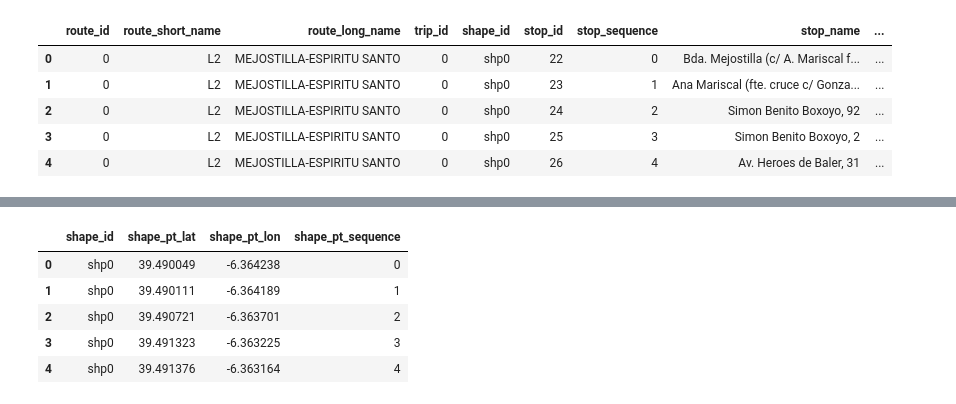
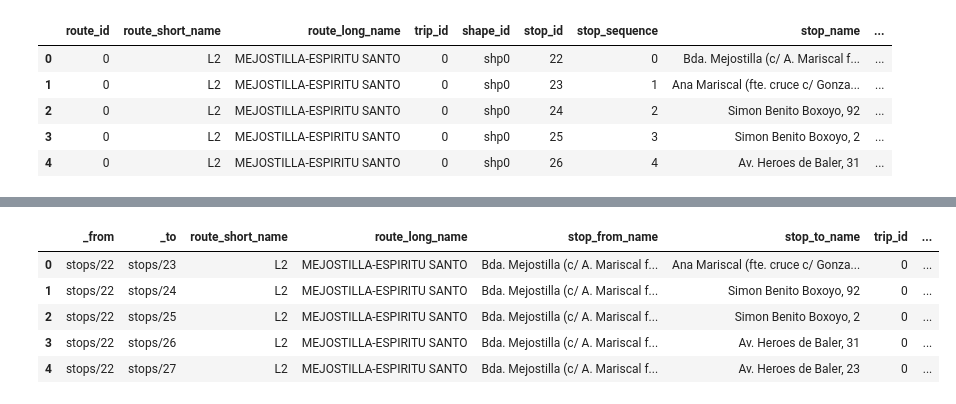
Before and after one commit to vjgarciag96/caceres-bus-MDAD, a Jupyter notebook: Get OpenDataCaceres bus data.ipynb, the cells around one changed output, grey strips where cells are left out. Saved outputs shown, nothing was run; the diff lists cells and outputs as text; code cells hidden in the pictures.

Commit message:
Changed flights for stops and added getting routes by google directions

```diff
--- a/Get OpenDataCaceres bus data.ipynb
+++ b/Get OpenDataCaceres bus data.ipynb
@@ -215,10 +226,11 @@ df_frequencies.head()
-# %%
-df_shapes = pd.read_csv('shapes.txt')
-df_shapes.head()
-# %% [output]
-|  | shape_id | shape_pt_lat | shape_pt_lon | shape_pt_sequence |
-| 0 | shp0 | 39.490049 | -6.364238 | 0 |
-| 1 | shp0 | 39.490111 | -6.364189 | 1 |
-| 2 | shp0 | 39.490721 | -6.363701 | 2 |
-| 3 | shp0 | 39.491323 | -6.363225 | 3 |
-| 4 | shp0 | 39.491376 | -6.363164 | 4 |
+# %%
+df_trips = pd.read_csv('trips.csv')
+# %%
+df_trips.head()
+# %% [output]
+|  | _from | _to | route_short_name | route_long_name | stop_from_name | stop_to_name | trip_id | ... |
+| 0 | stops/22 | stops/23 | L2 | MEJOSTILLA-ESPIRITU SANTO | Bda. Mejostilla (c/ A. Mariscal f... | Ana Mariscal (fte. cruce c/ Gonza... | 0 | ... |
+| 1 | stops/22 | stops/24 | L2 | MEJOSTILLA-ESPIRITU SANTO | Bda. Mejostilla (c/ A. Mariscal f... | Simon Benito Boxoyo, 92 | 0 | ... |
+| 2 | stops/22 | stops/25 | L2 | MEJOSTILLA-ESPIRITU SANTO | Bda. Mejostilla (c/ A. Mariscal f... | Simon Benito Boxoyo, 2 | 0 | ... |
+| 3 | stops/22 | stops/26 | L2 | MEJOSTILLA-ESPIRITU SANTO | Bda. Mejostilla (c/ A. Mariscal f... | Av. Heroes de Baler, 31 | 0 | ... |
+| 4 | stops/22 | stops/27 | L2 | MEJOSTILLA-ESPIRITU SANTO | Bda. Mejostilla (c/ A. Mariscal f... | Av. Heroes de Baler, 23 | 0 | ... |
```
Also changed, not shown: parts of 8 cells of this notebook, 6 other files.
